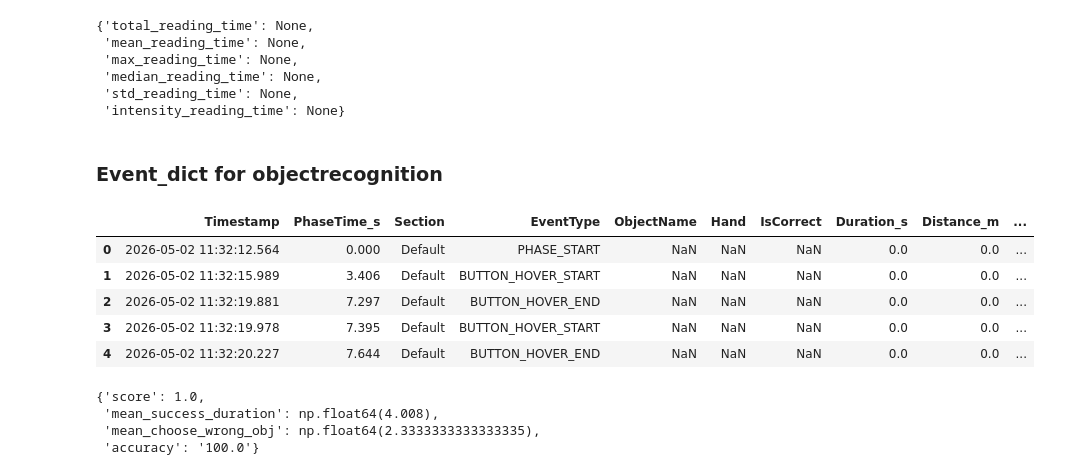
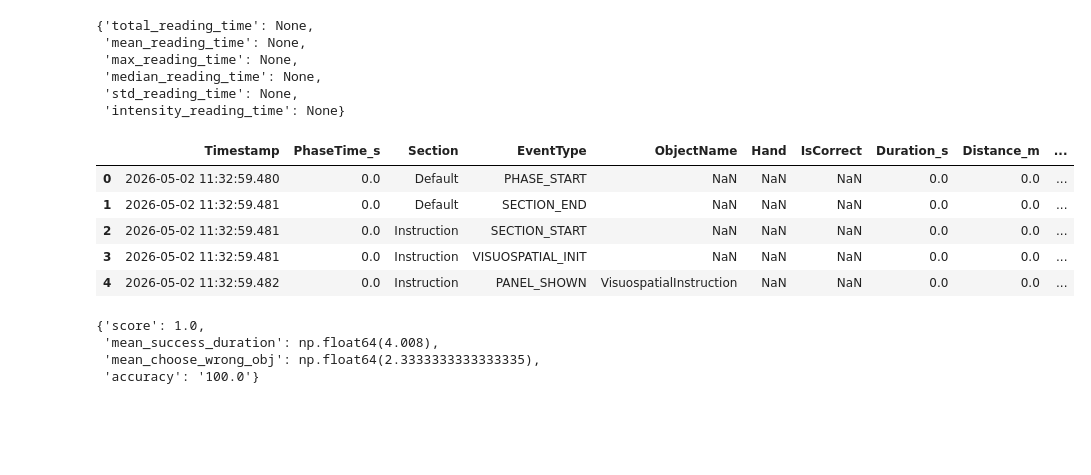
Before and after one commit to sana-mirahsani/detection_AD_with_VR_data, a Jupyter notebook: src/notebooks/1.Extract_feature_vector.ipynb, the cells around one changed output. Cells and saved outputs as stored; diff of their text form; code cells hidden in the pictures; blank space fills up the shorter version.

```diff
--- a/src/notebooks/1.Extract_feature_vector.ipynb
+++ b/src/notebooks/1.Extract_feature_vector.ipynb
@@ -750,17 +750,15 @@ def creating_event_dictionary(df: pd.DataFrame, test_name: str, empy_dictionarie
 
         case _ :
             raise ValueError("not valid value for test_name!!!")
-# %% [markdown]
-### Event_dict for objectrecognition
 # %%
-df = pd.read_csv(path_to_check / csv_files_list[2])
+df = pd.read_csv(path_to_check / csv_files_list[4])
 df.head()
 # %% [output]
 |  | Timestamp | PhaseTime_s | Section | EventType | ObjectName | Hand | IsCorrect | Duration_s | Distance_m | ... |
-| 0 | 2026-05-02 11:32:12.564 | 0.000 | Default | PHASE_START | NaN | NaN | NaN | 0.0 | 0.0 | ... |
-| 1 | 2026-05-02 11:32:15.989 | 3.406 | Default | BUTTON_HOVER_START | NaN | NaN | NaN | 0.0 | 0.0 | ... |
-| 2 | 2026-05-02 11:32:19.881 | 7.297 | Default | BUTTON_HOVER_END | NaN | NaN | NaN | 0.0 | 0.0 | ... |
-| 3 | 2026-05-02 11:32:19.978 | 7.395 | Default | BUTTON_HOVER_START | NaN | NaN | NaN | 0.0 | 0.0 | ... |
-| 4 | 2026-05-02 11:32:20.227 | 7.644 | Default | BUTTON_HOVER_END | NaN | NaN | NaN | 0.0 | 0.0 | ... |
+| 0 | 2026-05-02 11:32:59.480 | 0.0 | Default | PHASE_START | NaN | NaN | NaN | 0.0 | 0.0 | ... |
+| 1 | 2026-05-02 11:32:59.481 | 0.0 | Default | SECTION_END | NaN | NaN | NaN | 0.0 | 0.0 | ... |
+| 2 | 2026-05-02 11:32:59.481 | 0.0 | Instruction | SECTION_START | NaN | NaN | NaN | 0.0 | 0.0 | ... |
+| 3 | 2026-05-02 11:32:59.481 | 0.0 | Instruction | VISUOSPATIAL_INIT | NaN | NaN | NaN | 0.0 | 0.0 | ... |
+| 4 | 2026-05-02 11:32:59.482 | 0.0 | Instruction | PANEL_SHOWN | VisuospatialInstruction | NaN | NaN | 0.0 | 0.0 | ... |
 # %%
 obj_recognition = {
```
Also changed, not shown: parts of 8 cells of this notebook, 1 other file.
